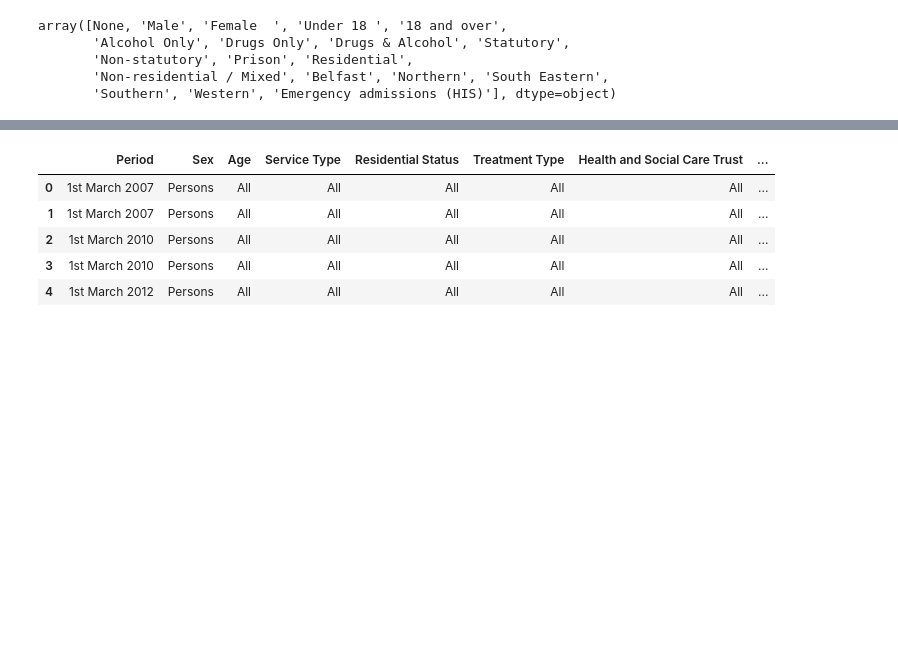
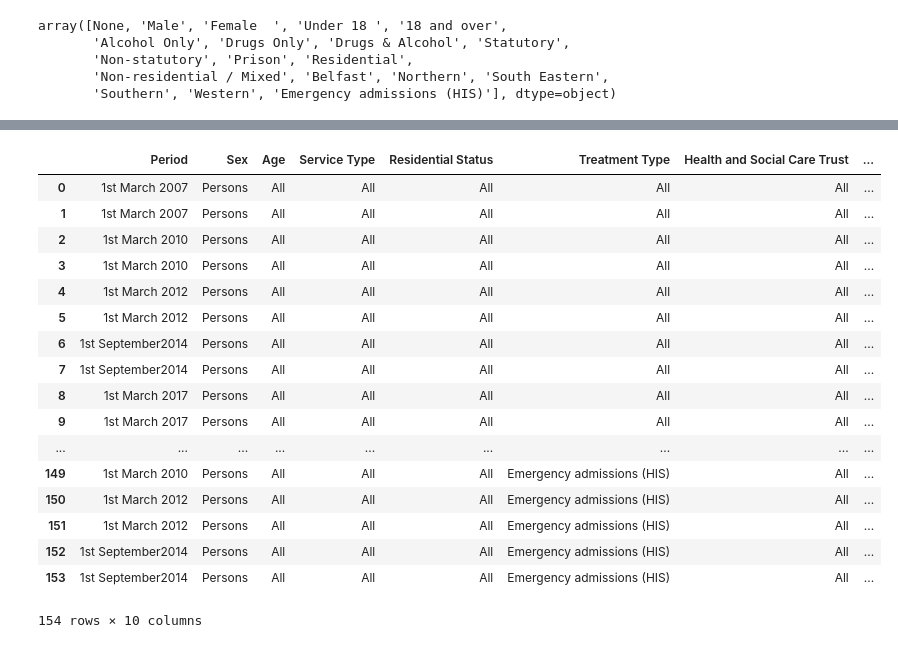
Before and after one commit to GSS-Cogs/DH-NI-Drug-and-Alcohol-Treatment-Services, a Jupyter notebook: Treatment Services by Comparison table.ipynb, the cells around one changed output, grey strips where cells are left out. Saved outputs shown, nothing was run; the diff lists cells and outputs as text; code cells hidden in the pictures; blank space fills up the shorter version.

```diff
--- a/Treatment Services by Comparison table.ipynb
+++ b/Treatment Services by Comparison table.ipynb
@@ -26,7 +26,7 @@ if is_interactive():
 Loading in\data-census-drug-alcohol-Treatment Type-services.xlsx which has size 46265 bytes
 Table names: ['Table 5']
 # %%
-observations = tab.excel_ref('B6').expand(DOWN).expand(RIGHT).is_not_blank() - tab.excel_ref('B32').expand(DOWN).expand(RIGHT)
+observations = tab.excel_ref('B6').expand(DOWN).expand(RIGHT).is_not_blank() - tab.excel_ref('J8').expand(DOWN).expand(RIGHT)
 # %%
 observations
 # %% [output]
@@ -197,11 +197,23 @@ new_table['Health and Social Care Trust']  = 'All'
 # %%
 new_table = new_table[['Period', 'Sex', 'Age', 'Service Type', 'Residential Status', 'Treatment Type', 'Health and Social Care Trust', 'Measure Type', 'Unit', 'Value']]
 # %%
-new_table.head(5)
+new_table
 # %% [output]
 |  | Period | Sex | Age | Service Type | Residential Status | Treatment Type | Health and Social Care Trust | ... |
 | 0 | 1st March 2007 | Persons | All | All | All | All | All | ... |
 | 1 | 1st March 2007 | Persons | All | All | All | All | All | ... |
 | 2 | 1st March 2010 | Persons | All | All | All | All | All | ... |
 | 3 | 1st March 2010 | Persons | All | All | All | All | All | ... |
 | 4 | 1st March 2012 | Persons | All | All | All | All | All | ... |
+| 5 | 1st March 2012 | Persons | All | All | All | All | All | ... |
+| 6 | 1st September2014 | Persons | All | All | All | All | All | ... |
+| 7 | 1st September2014 | Persons | All | All | All | All | All | ... |
+| 8 | 1st March 2017 | Persons | All | All | All | All | All | ... |
+| 9 | 1st March 2017 | Persons | All | All | All | All | All | ... |
+| ... | ... | ... | ... | ... | ... | ... | ... | ... |
+| 149 | 1st March 2010 | Persons | All | All | All | Emergency admissions (HIS) | All | ... |
+| 150 | 1st March 2012 | Persons | All | All | All | Emergency admissions (HIS) | All | ... |
+| 151 | 1st March 2012 | Persons | All | All | All | Emergency admissions (HIS) | All | ... |
+| 152 | 1st September2014 | Persons | All | All | All | Emergency admissions (HIS) | All | ... |
+| 153 | 1st September2014 | Persons | All | All | All | Emergency admissions (HIS) | All | ... |
+154 rows × 10 columns
```
Also changed, not shown: parts of 11 cells of this notebook, 1 other file.
